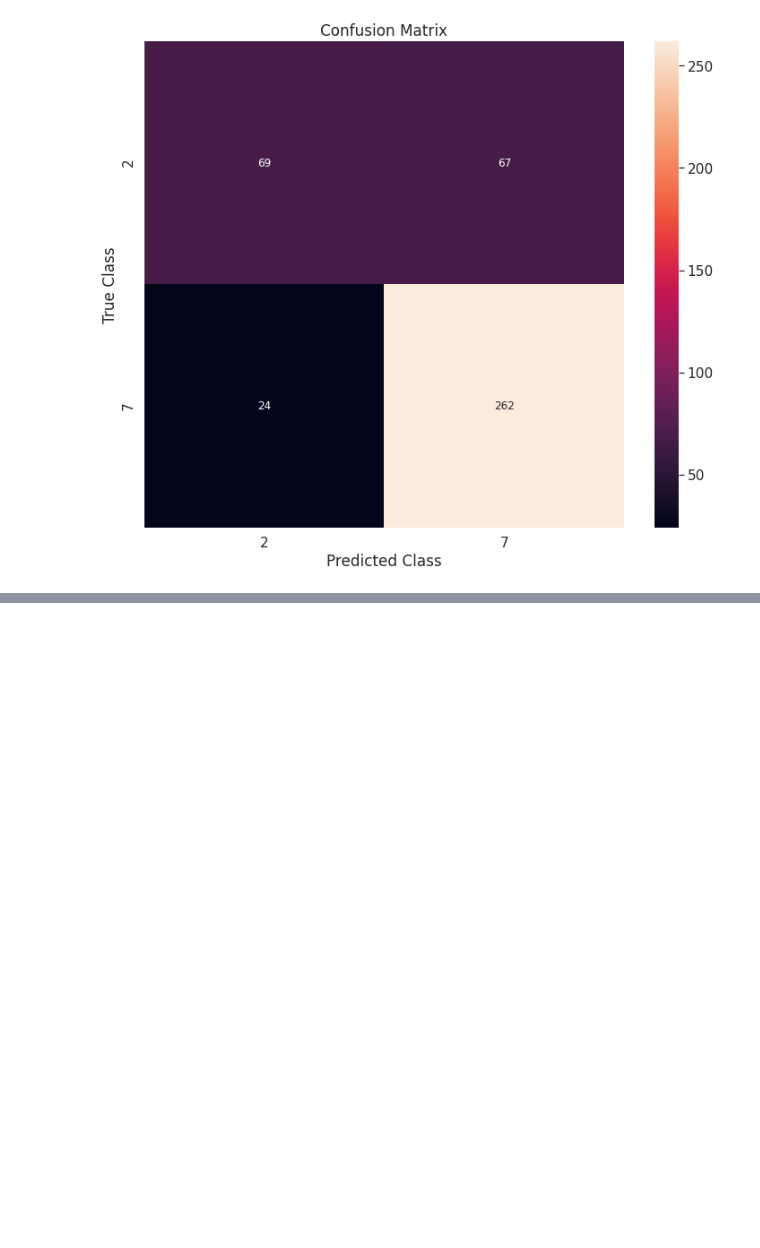
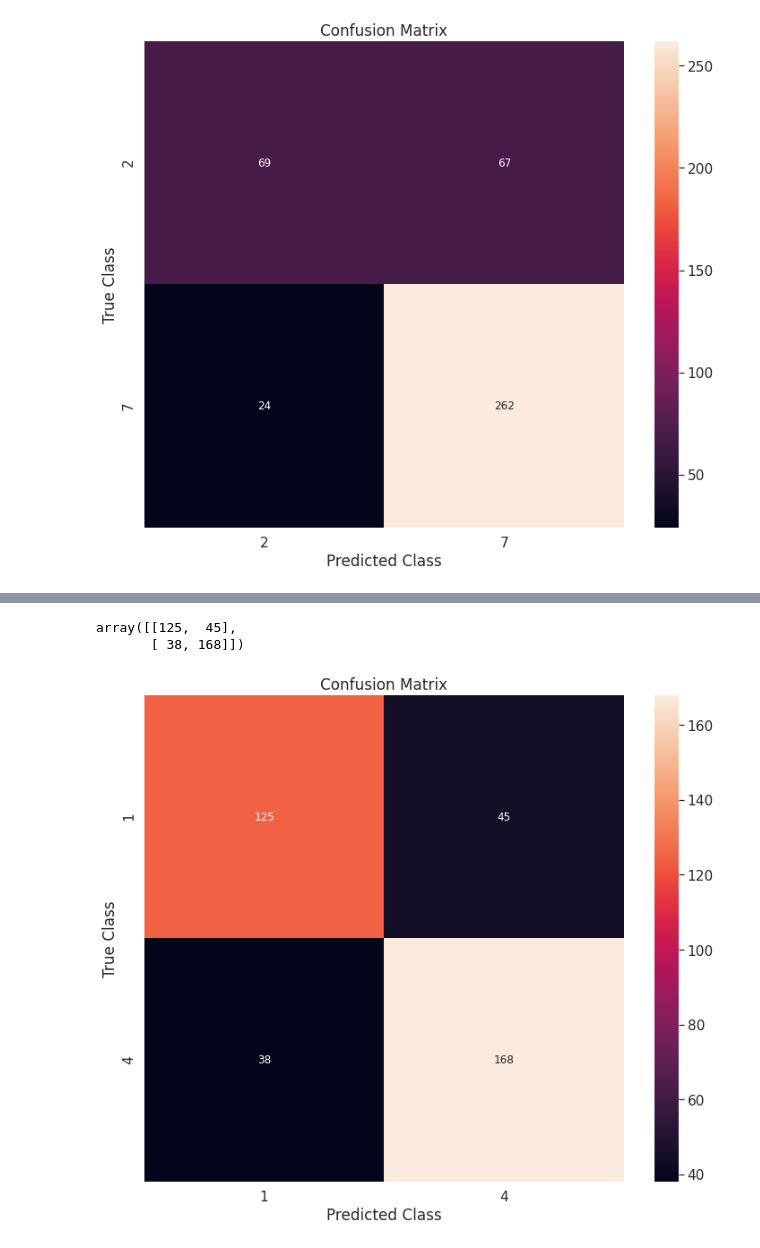
Before and after one commit to Shredder42/mutations, a Jupyter notebook: explore.ipynb, the cells around one changed output, grey strips where cells are left out. Drawn from its saved outputs; the diff is of its cells as text; code cells hidden in the pictures; blank space fills up the shorter version.

```diff
--- a/explore.ipynb
+++ b/explore.ipynb
@@ -1104,0 +1217,10 @@ confusion_matrix_plot(2,2)
+# %%
+cm = confusion_matrix(y_true=new_y_test, y_pred=y_pred)
+cm
+# %% [output]
+array([[125,  45],
+       [ 38, 168]])
+# %%
+confusion_matrix_plot(2,2)
+# %% [output]
+[figure, added]
```
Also changed, not shown: parts of 25 cells of this notebook.
